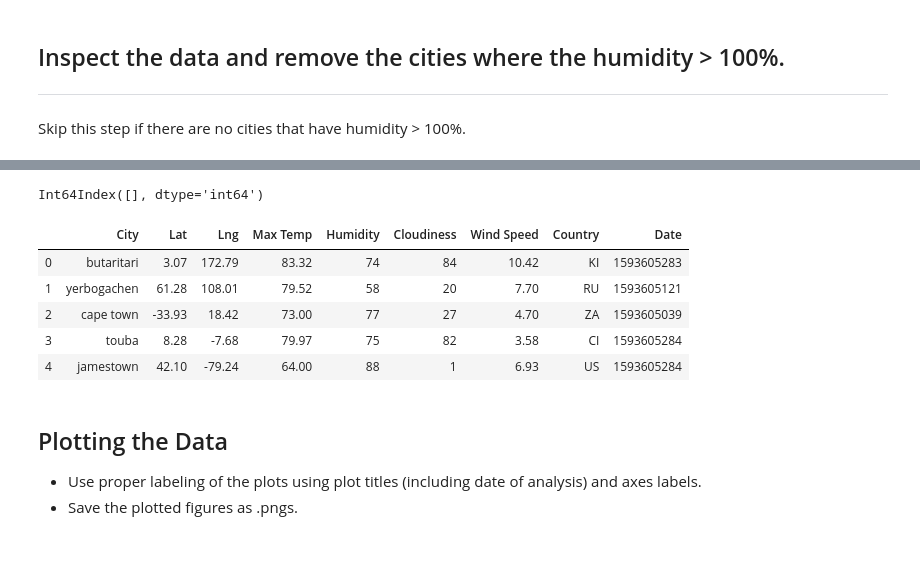
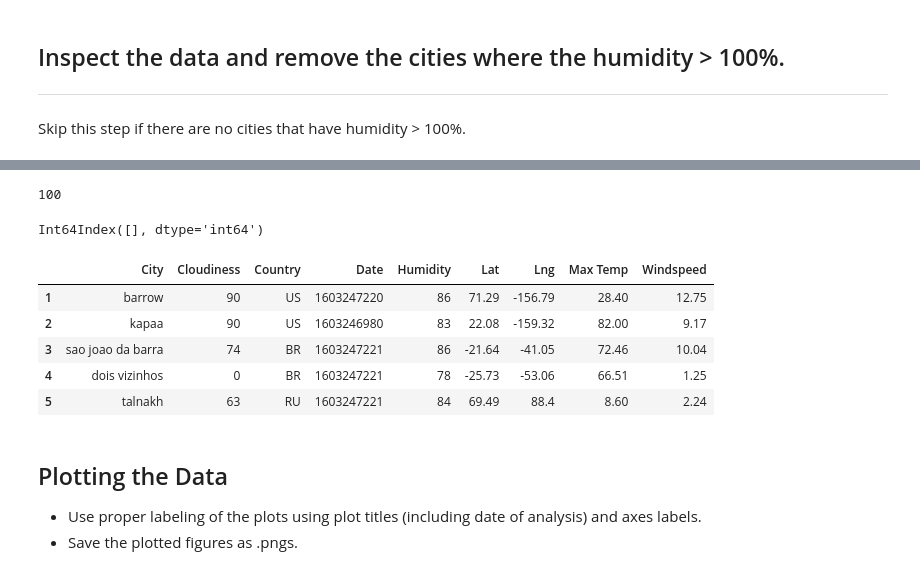
Before and after one commit to ZKeller22/UCI-Homework-Keller, a Jupyter notebook: python-api-challenge/WeatherPy/WeatherPy.ipynb, the cells around one changed output, grey strips where cells are left out. Drawn from its saved outputs; the diff is of its cells as text; code cells hidden in the pictures.

```diff
--- a/python-api-challenge/WeatherPy/WeatherPy.ipynb
+++ b/python-api-challenge/WeatherPy/WeatherPy.ipynb
@@ -123,7 +113,7 @@ for index, row in city_weather.iterrows():
         print("City not found....Skipping............")
 
     #If statement to handle the API call limits
-    if record_num == 51 and :
+    if record_num == 51:
         record_set += 1
         record_num = 1
 
@@ -197,3 +176,9 @@ Skip this step if there are no cities that have humidity > 100%.
+# %%
+city_weather = city_weather[~(city_weather['Humidity'] > 100)]
+city_weather
+city_weather['Humidity'].max()
+# %% [output]
+100
 # %%
 #  Get the indices of cities that have humidity over 100%.
 # %% [output]
@@ -201,13 +186,15 @@ Int64Index([], dtype='int64')
 # %%
 # Make a new DataFrame equal to the city data to drop all humidity outliers by index.
 # Passing "inplace=False" will make a copy of the city_data DataFrame, which we call "clean_city_data".
+clean_city_data = round(city_weather,2)
+clean_city_data.head()
 # %% [output]
-|  | City | Lat | Lng | Max Temp | Humidity | Cloudiness | Wind Speed | Country | Date |
-| 0 | butaritari | 3.07 | 172.79 | 83.32 | 74 | 84 | 10.42 | KI | 1593605283 |
-| 1 | yerbogachen | 61.28 | 108.01 | 79.52 | 58 | 20 | 7.70 | RU | 1593605121 |
-| 2 | cape town | -33.93 | 18.42 | 73.00 | 77 | 27 | 4.70 | ZA | 1593605039 |
-| 3 | touba | 8.28 | -7.68 | 79.97 | 75 | 82 | 3.58 | CI | 1593605284 |
-| 4 | jamestown | 42.10 | -79.24 | 64.00 | 88 | 1 | 6.93 | US | 1593605284 |
+|  | City | Cloudiness | Country | Date | Humidity | Lat | Lng | Max Temp | Windspeed |
+| 1 | barrow | 90 | US | 1603247220 | 86 | 71.29 | -156.79 | 28.40 | 12.75 |
+| 2 | kapaa | 90 | US | 1603246980 | 83 | 22.08 | -159.32 | 82.00 | 9.17 |
+| 3 | sao joao da barra | 74 | BR | 1603247221 | 86 | -21.64 | -41.05 | 72.46 | 10.04 |
+| 4 | dois vizinhos | 0 | BR | 1603247221 | 78 | -25.73 | -53.06 | 66.51 | 1.25 |
+| 5 | talnakh | 63 | RU | 1603247221 | 84 | 69.49 | 88.4 | 8.60 | 2.24 |
 # %% [markdown]
 ## Plotting the Data
 * Use proper labeling of the plots using plot titles (including date of analysis) and axes labels.
```
Also changed, not shown: parts of 11 cells of this notebook, 3 other files.
